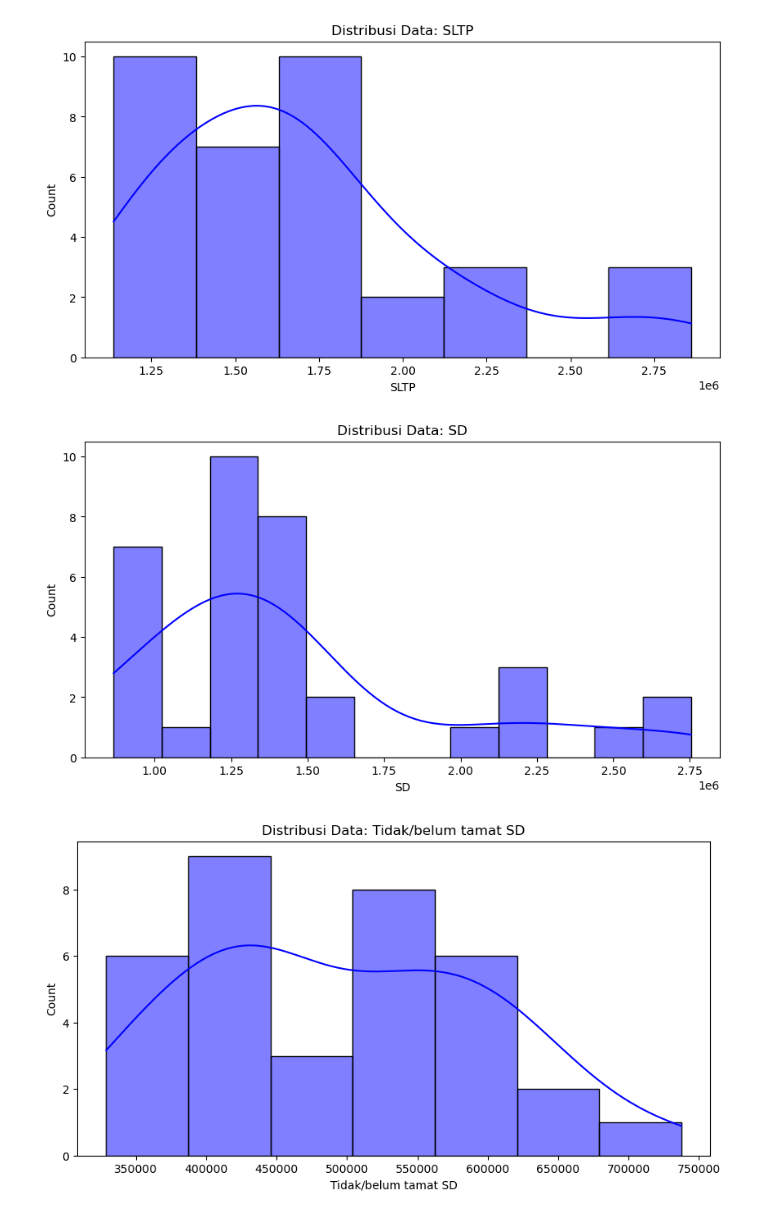
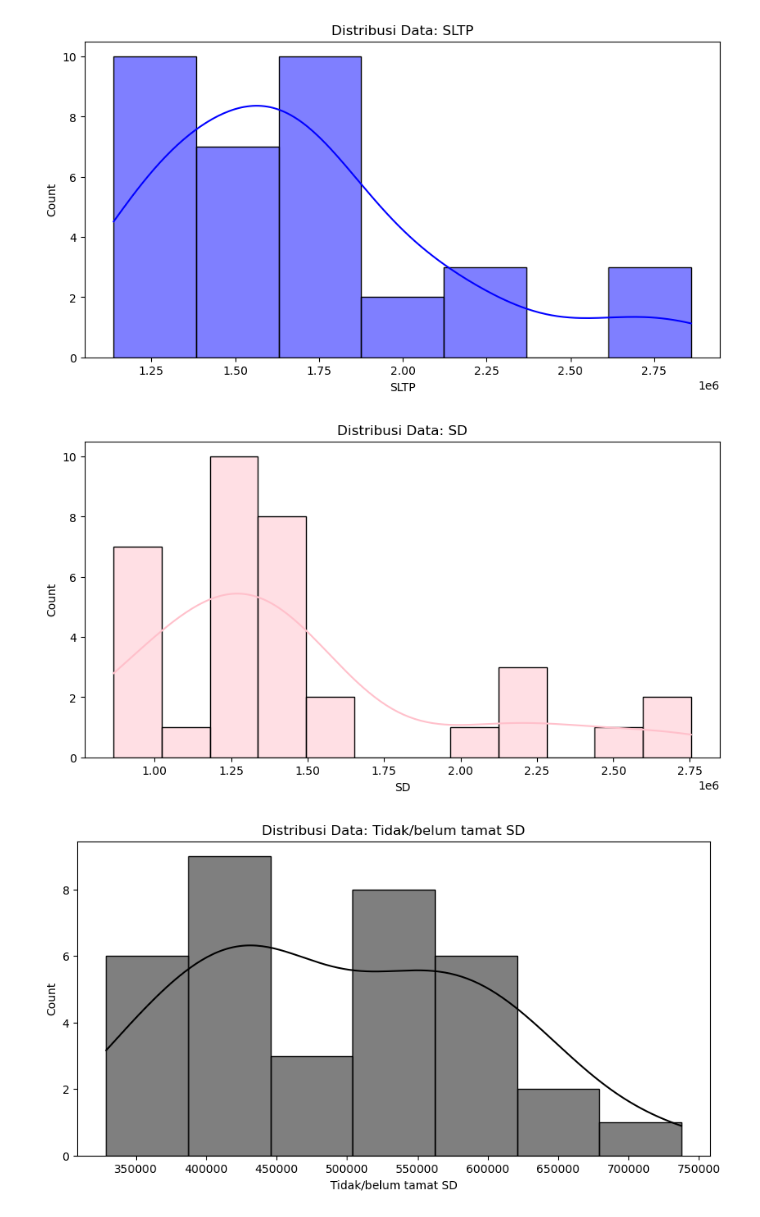
Before and after one commit to Zalaiasach/FinalProjectStatProb, a Jupyter notebook: FP.ipynb, the cells around one changed output. Saved outputs shown, nothing was run; the diff lists cells and outputs as text; code cells hidden in the pictures.

```diff
--- a/FP.ipynb
+++ b/FP.ipynb
@@ -139,20 +138,20 @@ plt.show()
 target_col = 'SD'
 
 plt.figure(figsize=(10, 5))
-sns.histplot(df[target_col], kde=True, color='blue')
+sns.histplot(df[target_col], kde=True, color='pink')
 plt.title(f'Distribusi Data: {target_col}')
 plt.show()
 # %% [output]
-[figure, old version]
+[figure, new version]
 # %%
 target_col = 'Tidak/belum tamat SD'
 
 plt.figure(figsize=(10, 5))
-sns.histplot(df[target_col], kde=True, color='blue')
+sns.histplot(df[target_col], kde=True, color='black')
 plt.title(f'Distribusi Data: {target_col}')
 plt.show()
 # %% [output]
-[figure, old version]
+[figure, new version]
 # %%
 target_col = 'Tidak/belum pernah sekolah'
 
```
Also changed, not shown: parts of 3 cells of this notebook.
